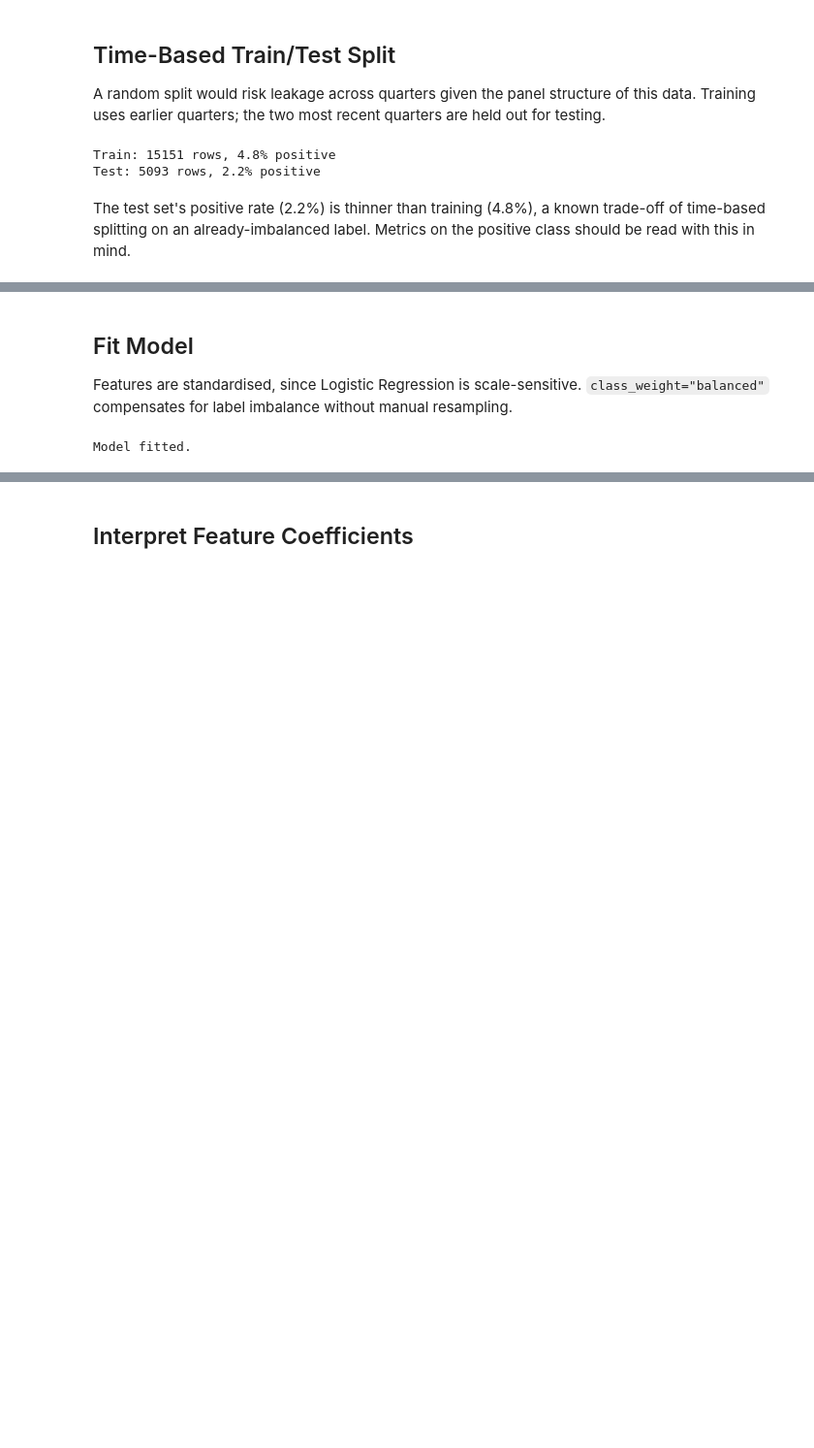
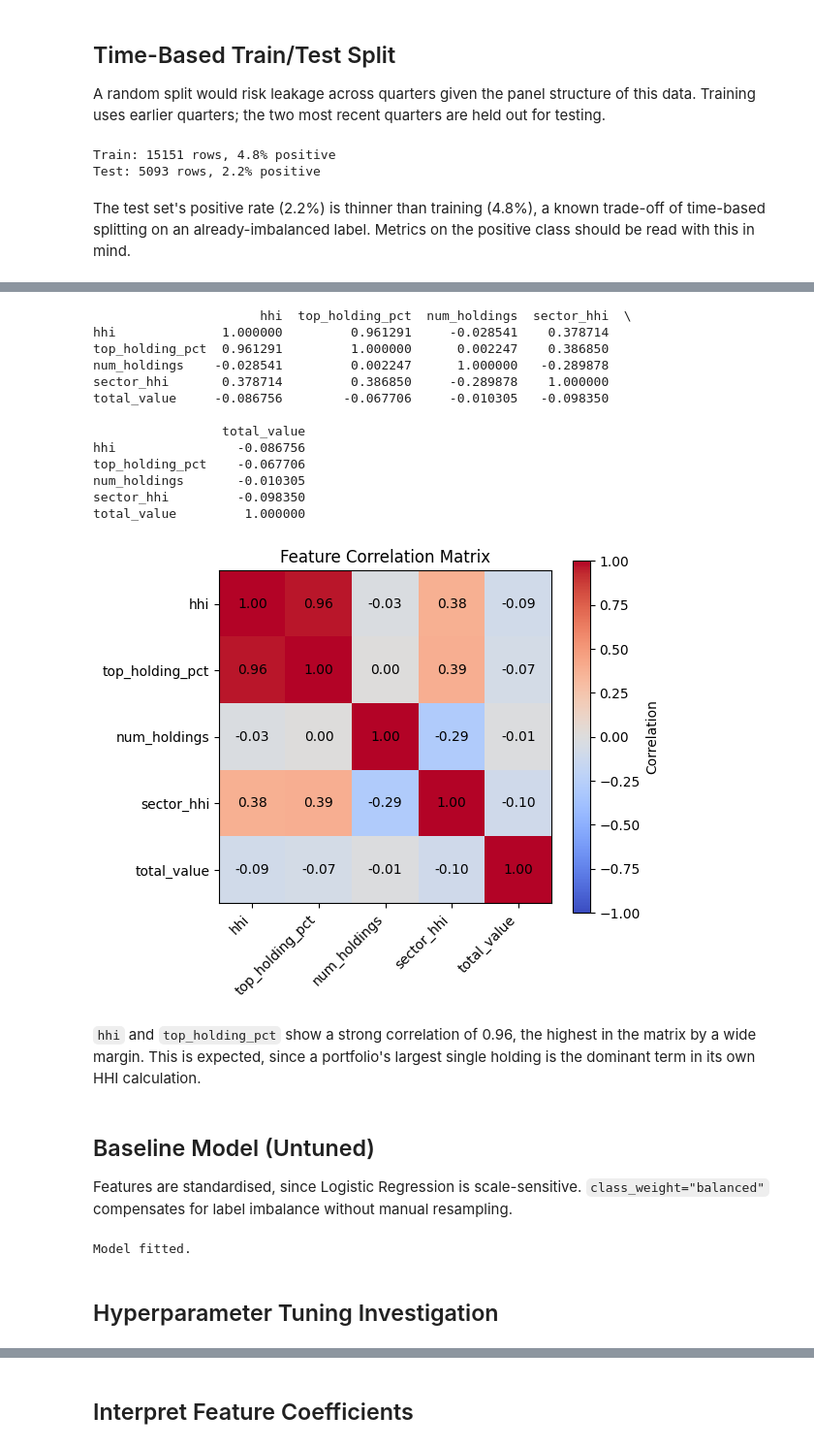
Before and after one commit to GopolangMmutlwaneCaptone/Risk-Concentration-Flagging, a Jupyter notebook: src/models/model1_logistic_regression.ipynb, the cells around one changed output, grey strips where cells are left out. Shown at 97% size. Cells and saved outputs as stored; diff of their text form; code cells hidden in the pictures; blank space fills up the shorter version.

```diff
--- a/src/models/model1_logistic_regression.ipynb
+++ b/src/models/model1_logistic_regression.ipynb
@@ -54,5 +59,41 @@ The test set's positive rate (2.2%) is thinner than training (4.8%), a known tra
+# %%
+feature_cols = ["hhi", "top_holding_pct", "num_holdings", "sector_hhi", "total_value"]
+corr_matrix = train_df[feature_cols].corr()
+print(corr_matrix)
+
+fig, ax = plt.subplots(figsize=(6, 5))
+im = ax.imshow(corr_matrix, cmap="coolwarm", vmin=-1, vmax=1)
+ax.set_xticks(range(len(feature_cols)))
+ax.set_yticks(range(len(feature_cols)))
+ax.set_xticklabels(feature_cols, rotation=45, ha="right")
+ax.set_yticklabels(feature_cols)
+for i in range(len(feature_cols)):
+    for j in range(len(feature_cols)):
+        ax.text(j, i, f"{corr_matrix.iloc[i, j]:.2f}", ha="center", va="center", color="black")
+ax.set_title("Feature Correlation Matrix")
+fig.colorbar(im, ax=ax, label="Correlation")
+plt.tight_layout()
+plt.savefig(os.path.join(REPORTS_DIR, "charts", "feature_correlation.png"), dpi=100)
+plt.show()
+# %% [output]
+                      hhi  top_holding_pct  num_holdings  sector_hhi  \
+hhi              1.000000         0.961291     -0.028541    0.378714
+top_holding_pct  0.961291         1.000000      0.002247    0.386850
+num_holdings    -0.028541         0.002247      1.000000   -0.289878
+sector_hhi       0.378714         0.386850     -0.289878    1.000000
+total_value     -0.086756        -0.067706     -0.010305   -0.098350
+
+                 total_value
+hhi                -0.086756
+top_holding_pct    -0.067706
+num_holdings       -0.010305
+sector_hhi         -0.098350
+total_value         1.000000
+[figure, added]
+# %% [markdown]
+`hhi` and `top_holding_pct` show a strong correlation of 0.96, the highest in the matrix by a wide margin. This is expected, since a portfolio's largest single holding is the dominant term in its own HHI calculation.
 # %% [markdown]
-## Fit Model
+## Baseline Model (Untuned)
 
 Features are standardised, since Logistic Regression is scale-sensitive. `class_weight="balanced"` compensates for label imbalance without manual resampling.
 # %%
@@ -71,3 +110,5 @@ model1.fit(X_train_scaled, y_train)
 print("Model fitted.")
 # %% [output]
 Model fitted.
+# %% [markdown]
+## Hyperparameter Tuning Investigation
```
Also changed, not shown: parts of 18 cells of this notebook, 1 other file.
